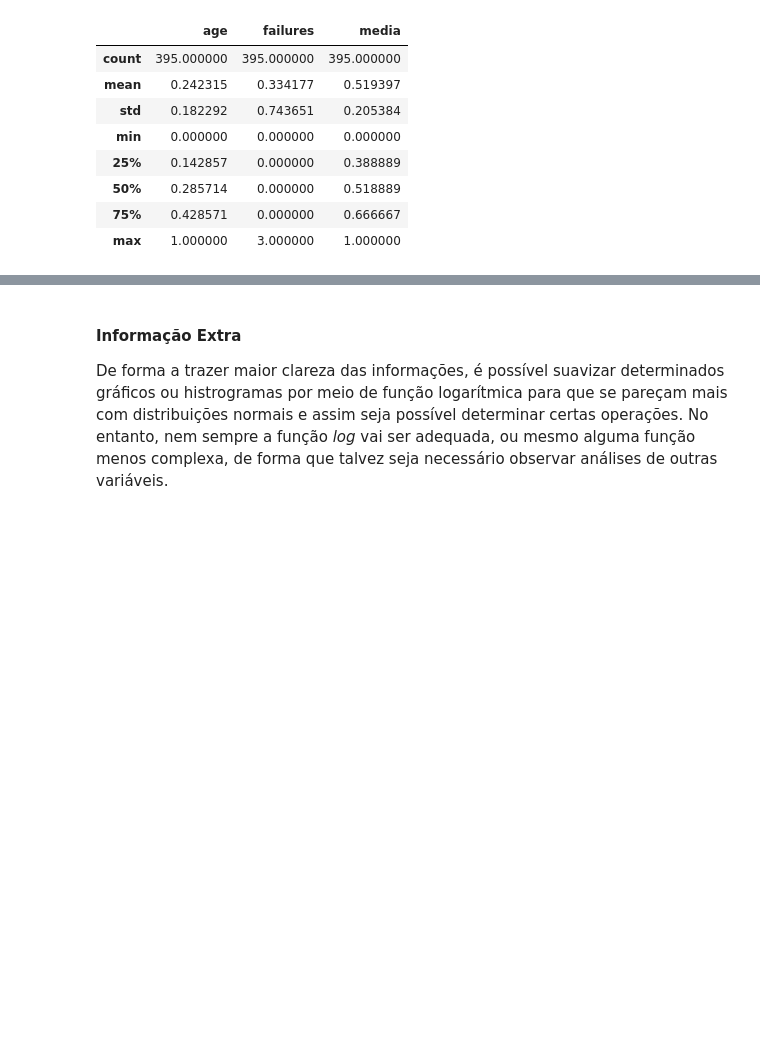
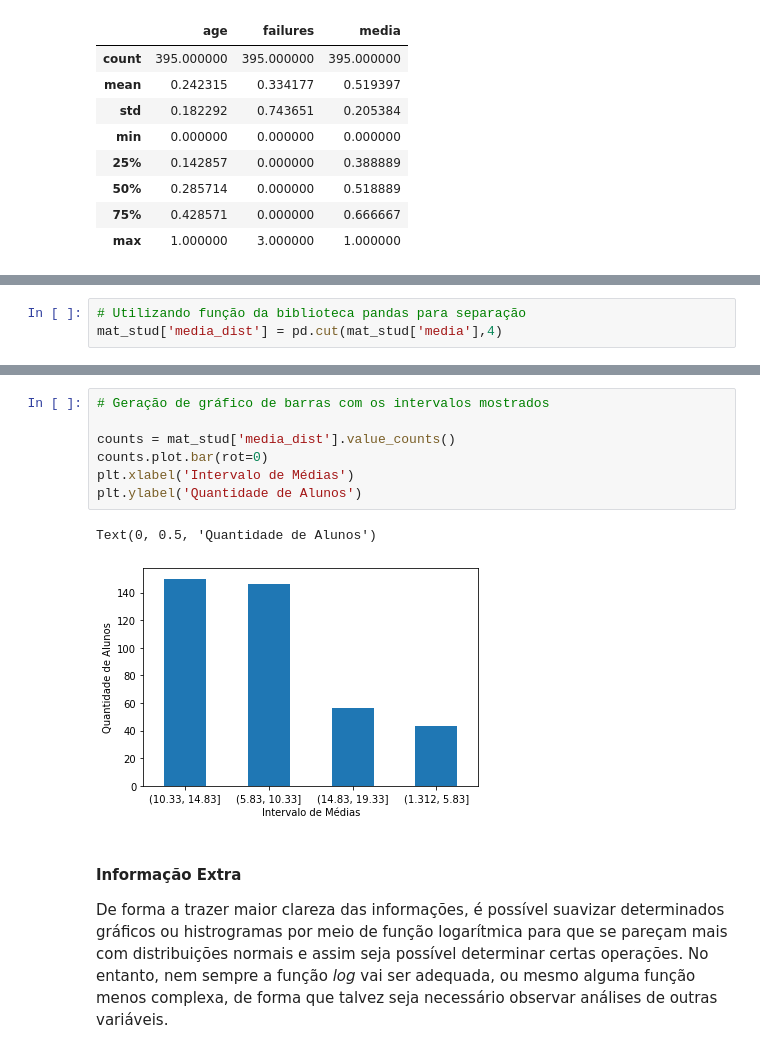
Before and after one commit to danielmacedodc/Analise-de-Dados_CIn, a Jupyter notebook: Projeto - Análise de Dados - Daniel Macedo.ipynb, the cells around one changed output, grey strips where cells are left out. Drawn from its saved outputs; the diff is of its cells as text; blank space fills up the shorter version.

Commit message:
Inclusão de discretização das médias no dataset

```diff
--- a/Projeto - Análise de Dados - Daniel Macedo.ipynb
+++ b/Projeto - Análise de Dados - Daniel Macedo.ipynb
@@ -371,0 +378,3 @@ mat_stud_norm.describe()
+# %%
+# Utilizando função da biblioteca pandas para separação
+mat_stud['media_dist'] = pd.cut(mat_stud['media'],4)
@@ -372,3 +398,13 @@ mat_stud_norm.describe()
+# %%
+# Geração de gráfico de barras com os intervalos mostrados
+
+counts = mat_stud['media_dist'].value_counts()
+counts.plot.bar(rot=0)
+plt.xlabel('Intervalo de Médias')
+plt.ylabel('Quantidade de Alunos')
+# %% [output]
+Text(0, 0.5, 'Quantidade de Alunos')
+[figure, added]
 # %% [markdown]
 #### **Informação Extra**
 
```
Also changed, not shown: parts of 4 cells of this notebook.
